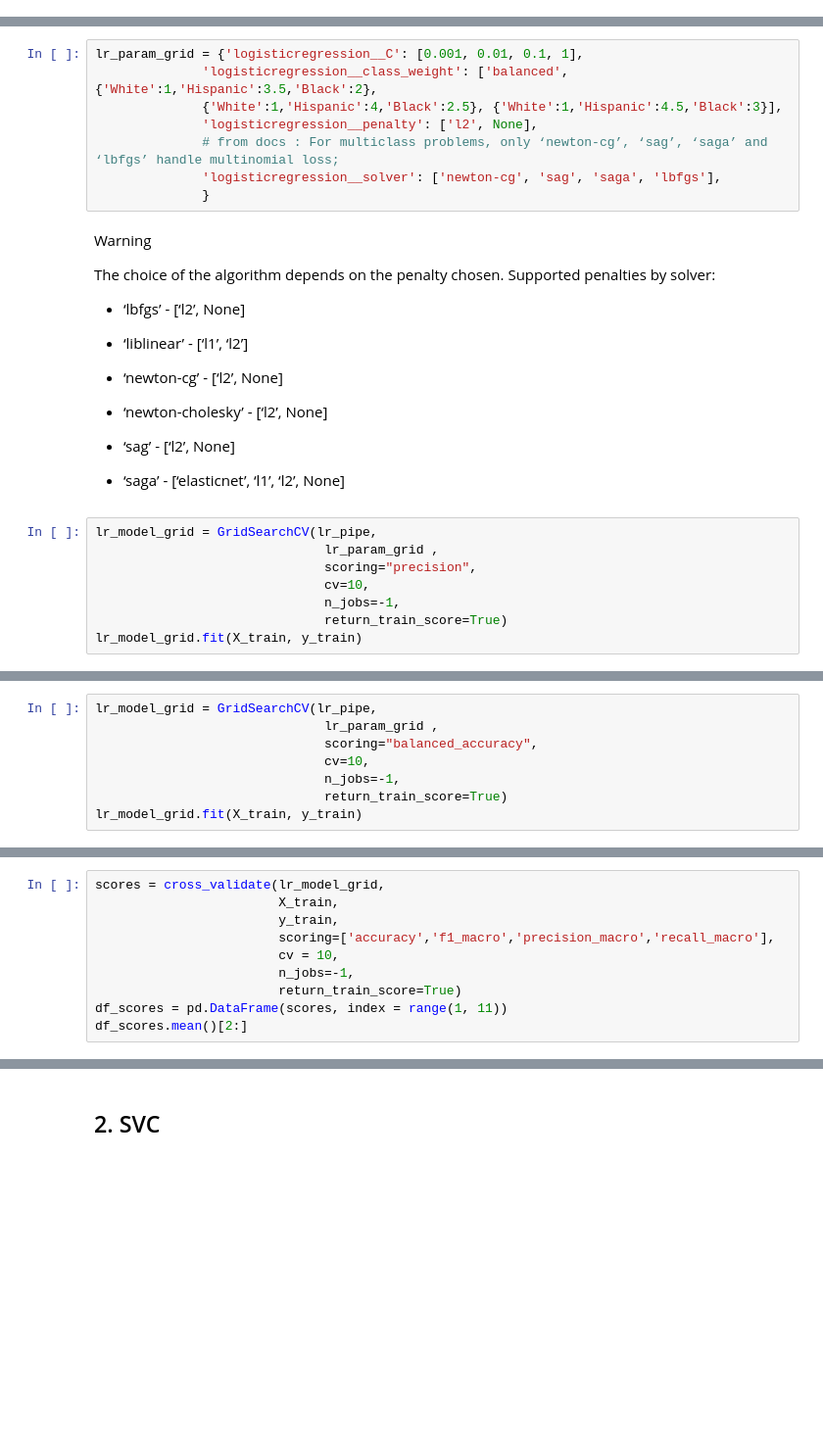
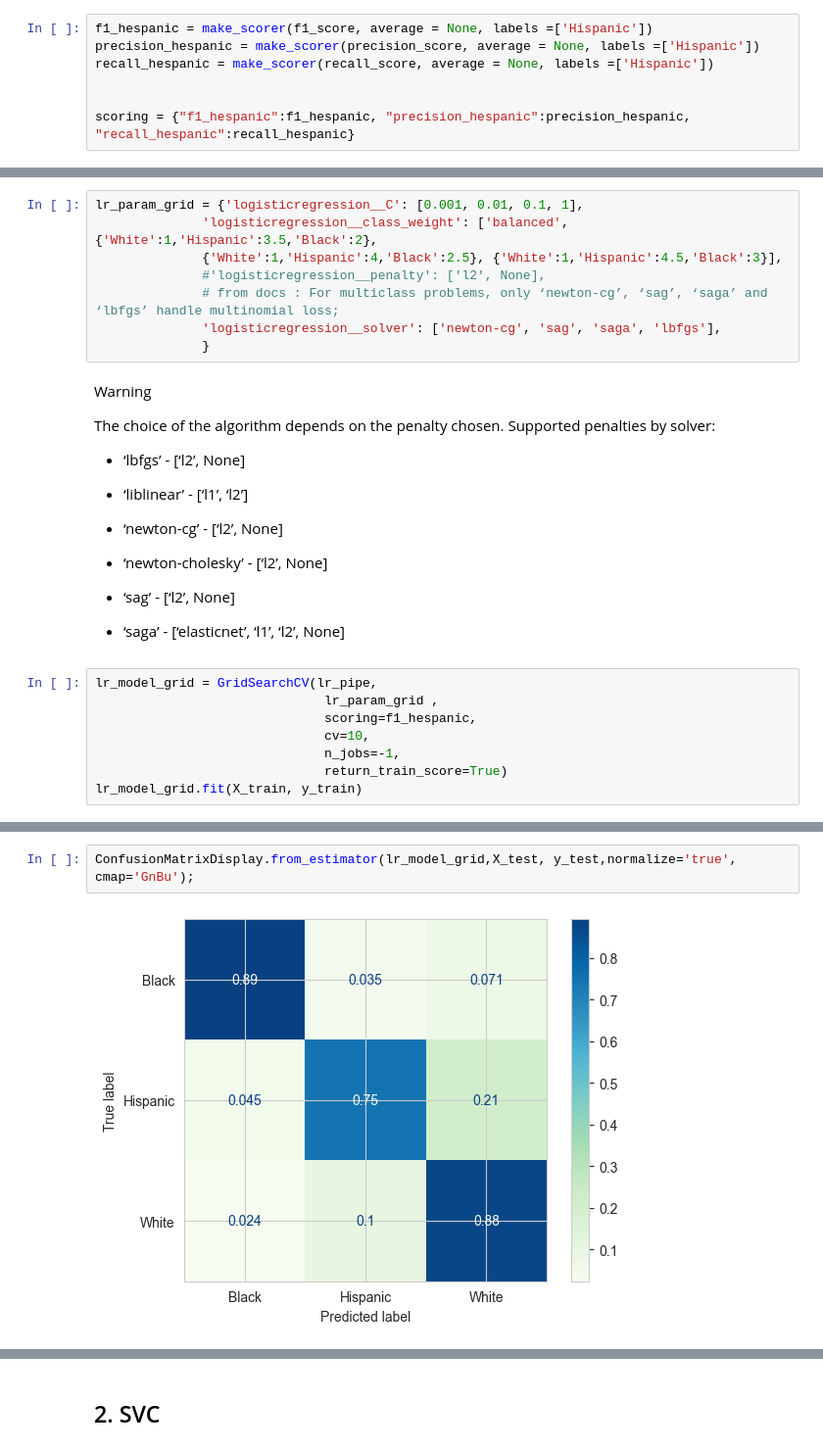
Before and after one commit to 0xArwa/soldier-race-prediction, a Jupyter notebook: Race Prediction/soldier_race_project_students.ipynb, the cells around one changed output, grey strips where cells are left out. Shown at 98% size. Drawn from its saved outputs; the diff is of its cells as text; blank space fills up the shorter version.

```diff
--- a/Race Prediction/soldier_race_project_students.ipynb
+++ b/Race Prediction/soldier_race_project_students.ipynb
@@ -502,3 +513,10 @@ def recall_scorer():
+# %%
+f1_hespanic = make_scorer(f1_score, average = None, labels =['Hispanic'])
+precision_hespanic = make_scorer(precision_score, average = None, labels =['Hispanic'])
+recall_hespanic = make_scorer(recall_score, average = None, labels =['Hispanic'])
+
+
+scoring = {"f1_hespanic":f1_hespanic, "precision_hespanic":precision_hespanic, "recall_hespanic":recall_hespanic}
 # %% [markdown]
 ## 1. Logistic model
 # %% [markdown]
@@ -587,7 +605,7 @@ lr_pipe.get_params()
 lr_param_grid = {'logisticregression__C': [0.001, 0.01, 0.1, 1],
               'logisticregression__class_weight': ['balanced', {'White':1,'Hispanic':3.5,'Black':2},
               {'White':1,'Hispanic':4,'Black':2.5}, {'White':1,'Hispanic':4.5,'Black':3}],
-              'logisticregression__penalty': ['l2', None],
+              #'logisticregression__penalty': ['l2', None],
               # from docs : For multiclass problems, only ‘newton-cg’, ‘sag’, ‘saga’ and ‘lbfgs’ handle multinomial loss;
               'logisticregression__solver': ['newton-cg', 'sag', 'saga', 'lbfgs'],
               }
@@ -610,7 +628,7 @@ The choice of the algorithm depends on the penalty chosen. Supported penalties b
 # %%
 lr_model_grid = GridSearchCV(lr_pipe,
                               lr_param_grid ,
-                              scoring="precision",
+                              scoring=f1_hespanic,
                               cv=10,
                               n_jobs=-1,
                               return_train_score=True)
@@ -620,8 +653,0 @@ ValueError: Solver newton-cg supports only 'l2' or 'none' penalties, got l1 pena
-# %%
-lr_model_grid = GridSearchCV(lr_pipe,
-                              lr_param_grid ,
-                              scoring="balanced_accuracy",
-                              cv=10,
-                              n_jobs=-1,
-                              return_train_score=True)
-lr_model_grid.fit(X_train, y_train)
@@ -683,10 +692,4 @@ weighted avg       0.86      0.84      0.85      1154
-# %%
-scores = cross_validate(lr_model_grid,
-                        X_train,
-                        y_train,
-                        scoring=['accuracy','f1_macro','precision_macro','recall_macro'],
-                        cv = 10,
-                        n_jobs=-1,
-                        return_train_score=True)
-df_scores = pd.DataFrame(scores, index = range(1, 11))
-df_scores.mean()[2:]
+# %%
+ConfusionMatrixDisplay.from_estimator(lr_model_grid,X_test, y_test,normalize='true', cmap='GnBu');
+# %% [output]
+[figure, added]
```
Also changed, not shown: parts of 74 cells of this notebook.
